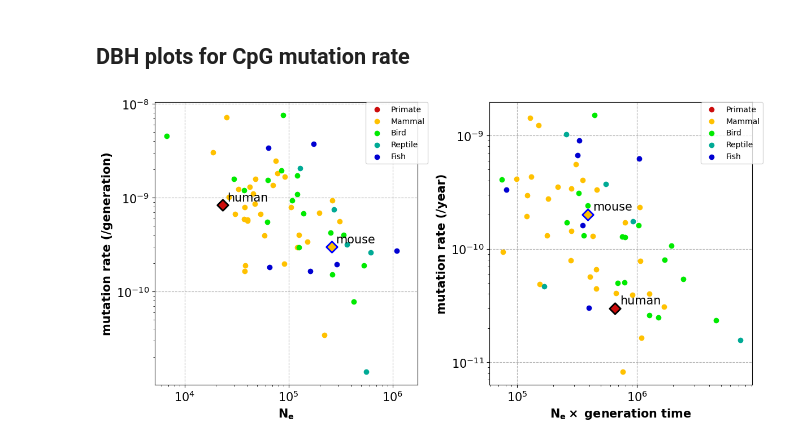
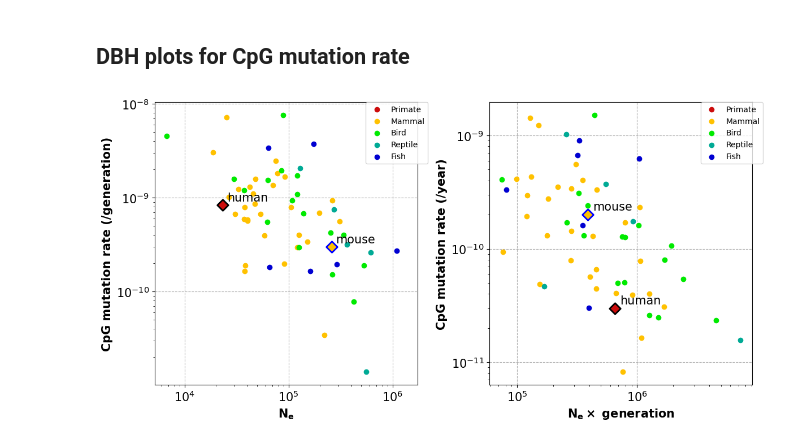
Before and after one commit to harrispopgen/clocklike-DBH, a Jupyter notebook: DBH_bergeron_data.ipynb, the cells around one changed output. Saved outputs shown, nothing was run; the diff lists cells and outputs as text; code cells hidden in the pictures.

Commit message:
plotted mutation rate vs g, and updated API for plotting helper function

```diff
--- a/DBH_bergeron_data.ipynb
+++ b/DBH_bergeron_data.ipynb
@@ -107,16 +107,22 @@ def get_color_index(num_groups, group_name_index):
     """Calculate an decimal index between (0.05, 1)"""
     return 1 - (0.05+ (1-0.05) / num_groups * group_name_index)
 
-def plot_dbh_mu_vs_Ne(df, group_name2idx_map, colors, df_mutation_rate_key, df_ne_key, ax_mutation_rate_unit, ax_ne_unit, ax=None, add_legend=True, label_fontsize=15):
-    """helper function, plot mutation rate vs effective population size, given the unit for mu and Ne"""
+def plot_dbh_mu_vs_Ne(df, group_name2idx_map, colors, x_df_key, y_df_key, x_ax_label, y_ax_label, ax=None, add_legend=True, label_fontsize=15):
+    """
+        helper function to generate DBH plots,
+        x_df_key: key of the dataframe column plotted on the x-axis (typically Ne or Ne * g),
+        y_df_key: key of the dataframe column plotted on the y-axis (typically per-gen or per-year mutation rate),
+        x_ax_label: label on the x-axis
+        y_ax_label: label on the y-axis
+    """
     if ax is None:
         fig, ax = plt.subplots()
 
     # due to renaming to stay consistent with phylogenetic tree
     df_human = df.loc[df.index[df["species"] == "homo_sapiens"]]
-    human_ne, human_mu = df_human[df_ne_key].to_numpy()[0], df_human[df_mutation_rate_key].to_numpy()[0]
+    human_ne, human_mu = df_human[x_df_key].to_numpy()[0], df_human[y_df_key].to_numpy()[0]
     df_mice = df.loc[df.index[df["species"] == "mus_musculus"]]
-    mice_ne, mice_mu = df_mice[df_ne_key].to_numpy()[0], df_mice[df_mutation_rate_key].to_numpy()[0]
+    mice_ne, mice_mu = df_mice[x_df_key].to_numpy()[0], df_mice[y_df_key].to_numpy()[0]
     ax.scatter(human_ne, human_mu, color=colors[group_name2idx_map["Primate"]],
                marker='D', edgecolor="black", s=100, lw=2, zorder=float("inf")) #label="human"
     ax.scatter(mice_ne, mice_mu, color=colors[group_name2idx_map["Mammal"]],
@@ -127,16 +133,17 @@ def plot_dbh_mu_vs_Ne(df, group_name2idx_map, colors, df_mutation_rate_key, df_n
 
     for idx, gn in enumerate(group_name2idx_map.keys()):
         df_gn = df.loc[df.index[df["group"] == gn]]
-        ax.scatter(df_gn[df_ne_key], df_gn[df_mutation_rate_key], color=colors[idx], label=gn)
+        ax.scatter(df_gn[x_df_key], df_gn[y_df_key], color=colors[idx], label=gn)
 
     if add_legend:
         ax.legend(bbox_to_anchor=(1.04, 1), borderaxespad=0)
     ax.set_xscale("log")
     ax.set_yscale("log")
 
-    xlabel = r"$\bf{N_e}$" if ax_ne_unit == "Ne" else r"$\bf{N_e} \times$ generation time"
-    ax.set_xlabel(xlabel, fontsize=label_fontsize, weight="bold")
-    ax.set_ylabel(f"mutation rate (/{ax_mutation_rate_unit})", fontsize=label_fontsize, weight="bold")
+    # xlabel = r"$\bf{N_e}$" if x_ax_label == "Ne" else r"$\bf{N_e} \times$ generation time"
+    ax.set_xlabel(x_ax_label, fontsize=label_fontsize, weight="bold")
+    # ax.set_ylabel(f"mutation rate (/{y_ax_label})", fontsize=label_fontsize, weight="bold")
+    ax.set_ylabel(y_ax_label, fontsize=label_fontsize, weight="bold")
     ax.tick_params(axis='both', which='major', labelsize=label_fontsize)
 
     # grid line
@@ -166,8 +189,12 @@ plot_dbh_mu_vs_Ne(df_final, vertebrate_group_name2idx_map, colors, "u_year_non_m
 # %% [markdown]
 ## DBH plots for CpG mutation rate
 # %%
-fig_cpg, ax_cpg = plt.subplots(1, 2, figsize=(12,6))
-plot_dbh_mu_vs_Ne(df_final, vertebrate_group_name2idx_map, colors, "u_CpG_gen_non_modeled", "Ne", "generation", "Ne", ax=ax_cpg[0])
-plot_dbh_mu_vs_Ne(df_final, vertebrate_group_name2idx_map, colors, "u_CpG_year_non_modeled", "Ne*g", "year", "Ne*g", ax=ax_cpg[1])
+def generate_dbh_plot_CpG_mutation_rate():
+    fig, ax = plt.subplots(1, 2, figsize=(12,6))
+    x1_label, y1_label = r"$\bf{N_e}$", "CpG mutation rate (/generation)"
+    plot_dbh_mu_vs_Ne(df_final, vertebrate_group_name2idx_map, colors, "Ne", "u_CpG_gen_non_modeled", x1_label, y1_label, ax=ax[0])
+    x2_label, y2_label = r"$\bf{N_e} \times$ generation", "CpG mutation rate (/year)"
+    plot_dbh_mu_vs_Ne(df_final, vertebrate_group_name2idx_map, colors, "Ne*g", "u_CpG_year_non_modeled", x2_label, y2_label, ax=ax[1])
+generate_dbh_plot_CpG_mutation_rate()
 # %% [output]
-[figure, old version]
+[figure, new version]
```
Also changed, not shown: parts of 4 cells of this notebook.
